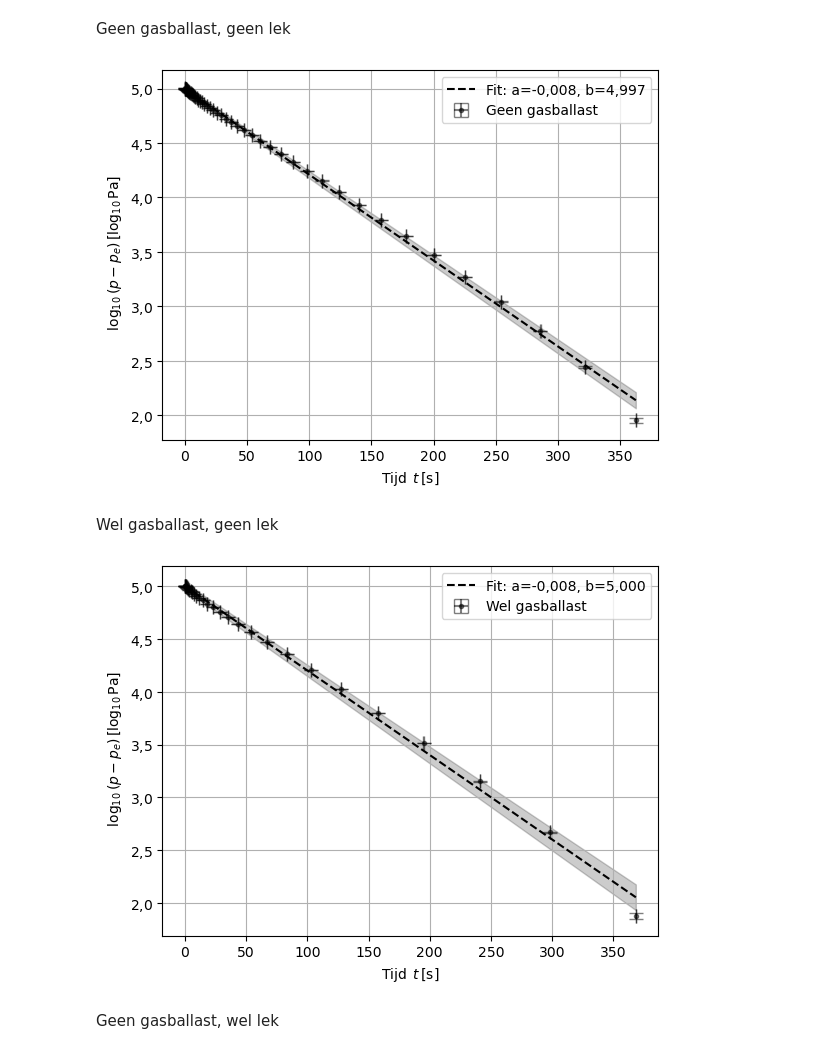
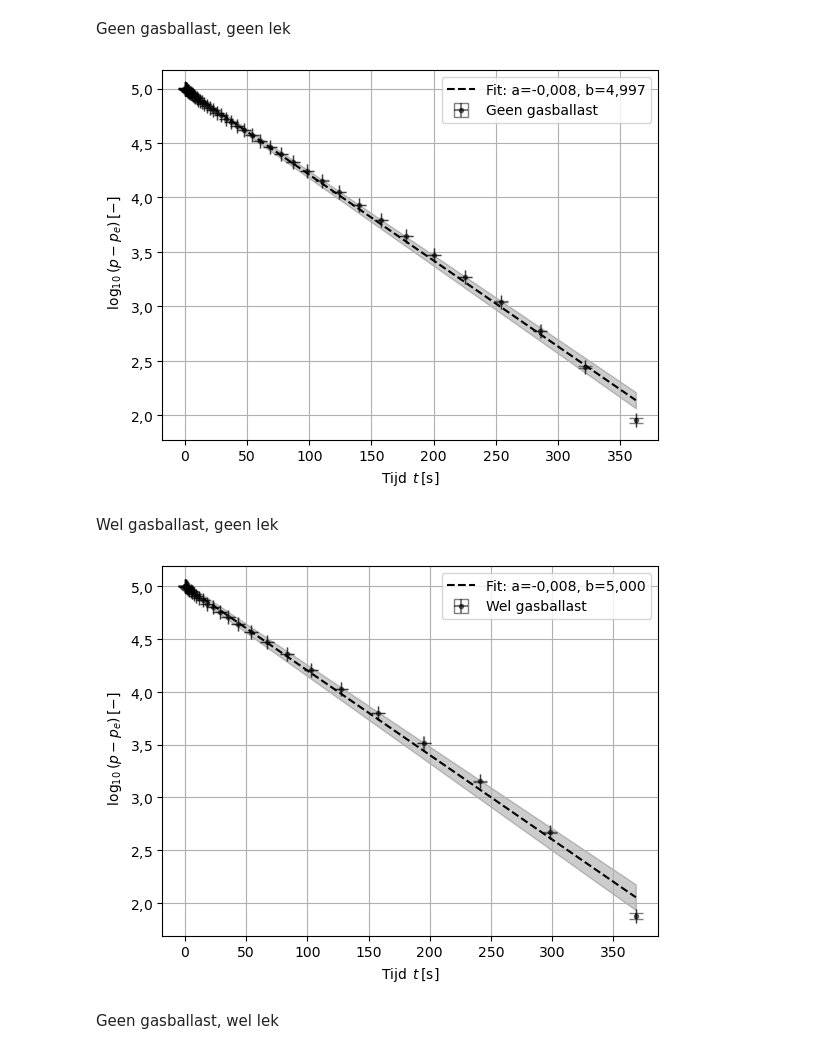
Before and after one commit to YannickJong/School, a Jupyter notebook: Vacuumtechniek/Experiment7.ipynb, the cells around one changed output. Cells and saved outputs as stored; diff of their text form; code cells hidden in the pictures.

Commit message:
Updated figures

```diff
--- a/Vacuumtechniek/Experiment7.ipynb
+++ b/Vacuumtechniek/Experiment7.ipynb
@@ -81,21 +81,21 @@ Geen gasballast, geen lek
 # %%
 formatterY = TN.TNFormatter(2)
 
 fig, ax = plt.subplots()  # 1 figuur
 ax.yaxis.set_major_formatter(formatterY)
 
 plt.errorbar(t1, p1, dp/(np.log(10)*np.power(10, p1)), dt, 'ok', markersize=3, alpha=0.5, label='Geen gasballast', capsize=5)
 plt.plot(t1, func(t1, fits[0][0], fits[0][1]), 'k--', label=str('Fit: a=%5.3f, b=%5.3f' % (fits[0][0], fits[0][1])).replace('.', ','))
 p1_max = func(t1, fits[0].slope + 3 * fits[0].stderr, fits[0].intercept + 3 * fits[0].intercept_stderr)
 p1_min = func(t1, fits[0].slope - 3 * fits[0].stderr, fits[0].intercept - 3 * fits[0].intercept_stderr)
 plt.fill_between(t1, p1_min, p1_max, color='k', alpha=0.2)
 plt.legend()
 TN.label_x('t', 's', ax, text='Tijd')
-TN.label_y(r'\log_{10}(p-p_e)', r'\log_{10}Pa', ax)
+TN.label_y(r'\log_{10}(p-p_e)', r'-', ax)
 plt.grid()
 plt.savefig('GeenGeen.pdf', dpi=300, bbox_inches='tight')
 # %% [output]
-[figure, old version]
+[figure, new version]
 # %% [markdown]
 Wel gasballast, geen lek
 # %%
@@ -111,11 +111,11 @@ p2_min = func(t2, fits[2-1].slope - 3 * fits[2-1].stderr, fits[2-1].intercept -
 plt.fill_between(t2, p2_min, p2_max, color='k', alpha=0.2)
 plt.legend()
 TN.label_x('t', 's', ax, text='Tijd')
-TN.label_y(r'\log_{10}(p-p_e)', r'\log_{10}Pa', ax)
+TN.label_y(r'\log_{10}(p-p_e)', r'-', ax)
 plt.grid()
 plt.savefig('WelGeen.pdf', dpi=300, bbox_inches='tight')
 # %% [output]
-[figure, old version]
+[figure, new version]
 # %% [markdown]
 Geen gasballast, wel lek
 # %%
```
Also changed, not shown: parts of 4 cells of this notebook, 8 other files.
